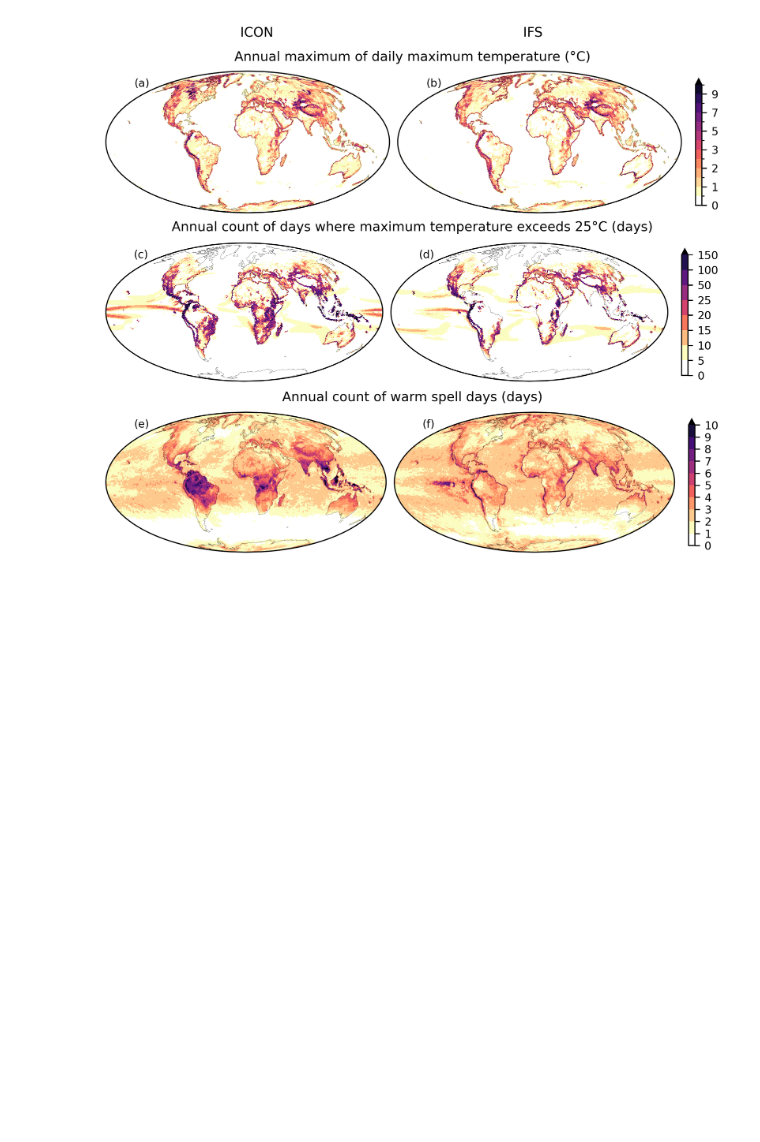
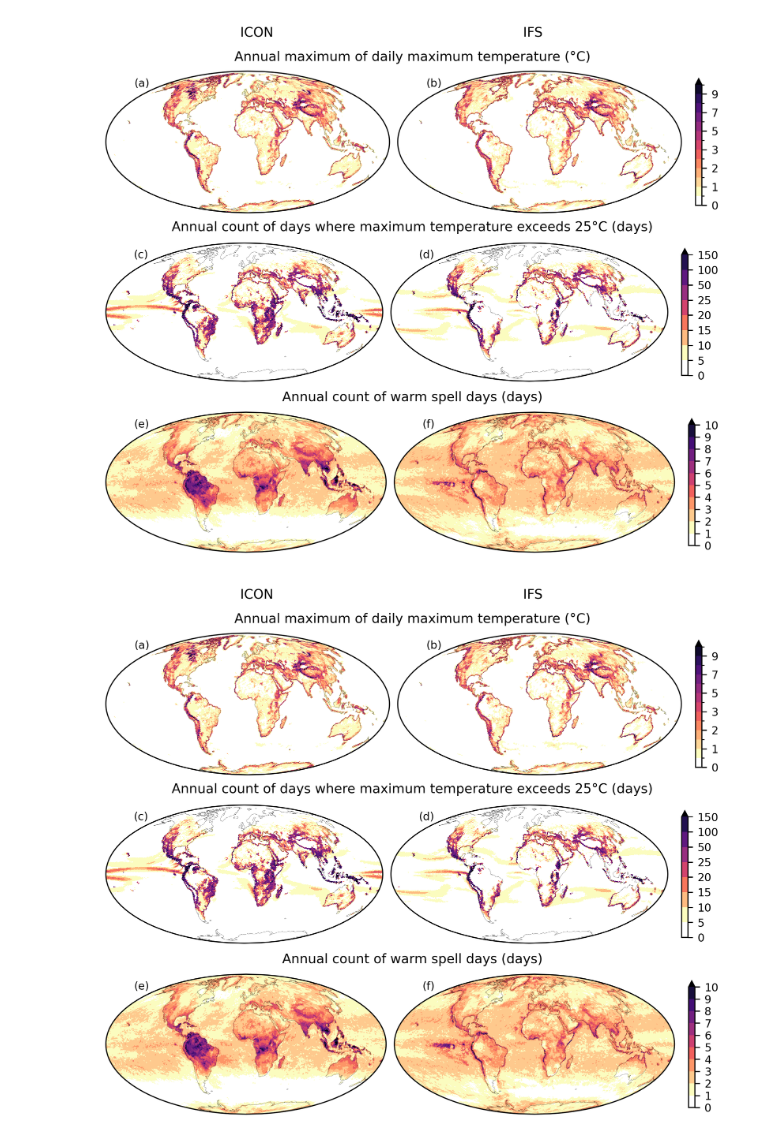
Before and after one commit to lukasbrunner/Brunner_etal_2025_ERL, a Jupyter notebook: figure2.ipynb, the cells around one changed output. Drawn from its saved outputs; the diff is of its cells as text; code cells hidden in the pictures; blank space fills up the shorter version.

```diff
--- a/figure2.ipynb
+++ b/figure2.ipynb
@@ -20,7 +22,8 @@ for index in ['txx', 'su', 'wsdi']:
     data_dict[index] = {}
     for model in ['ICON-ngc4008', 'IFS-9-FESOM-5-production']:
         da = xr.open_dataset(os.path.join(
-            path, model, 'z9', f'{index}_ann_{model}_ssp370_zoom9.nc'))[index]
+            path, model, 'z9', f'{index}_ann_{model}_ssp370_zoom9.nc'), decode_timedelta=False)[index]
+        da = da.drop_vars('crs')  # drop grid info
         data_dict[index][model] = aggregate_grid_xarray(da, z_out=6, method='std').mean('time')
 # %%
 levels_txx = [0, .5, 1, 1.5, 2, 2.5, 3, 4, 5, 6, 7, 8, 9, 10]
@@ -53,6 +56,31 @@ title_dict = {
 }
 
 label_dict = {0: '(a)', 1: '(b)', 2: '(c)', 3: '(d)', 4: '(e)', 5: '(f)'}
+# %%
+dpi = 305  # NOTE: depending on the exact resolutoin there sometimes is a an atrifact at the zero meridian
+
+fig = plt.figure(layout='constrained', figsize=(16*cm, 14*cm), dpi=dpi)
+fig.suptitle('ICON' + ' ' * 60 + 'IFS' + ' '*10 + '\n')
+
+subfigs = fig.subfigures(nrows=3, ncols=1)
+
+idx = 0
+for index, subfig in zip(data_dict, subfigs):
+
+    subfig.suptitle(title_dict[index], y=.97, va='bottom')
+
+    axes = subfig.subplots(nrows=1, ncols=2, subplot_kw={'projection': proj})
+
+    for model, ax in zip(data_dict[index], axes):
+        ax.text(0.1, .95, label_dict[idx], ha='left', va='top', transform=ax.transAxes)
+        ax.set_global()
+        default_plot(data_dict[index][model], ax=ax, add_colorbar=False if idx % 2 == 0 else True, **kwargs_dict[index])
+        idx += 1
+
+fig.savefig(os.path.join(figpath, 'figure2.png'), dpi=dpi)
+fig.savefig(os.path.join(figpath, 'figure2.pdf'), dpi=dpi)
+# %% [output]
+[figure, added]
 # %%
 dpi = 305  # NOTE: depending on the exact resolutoin there sometimes is a an atrifact at the zero meridian
 
```
Also changed, not shown: parts of 1 cell of this notebook, 4 other files.
